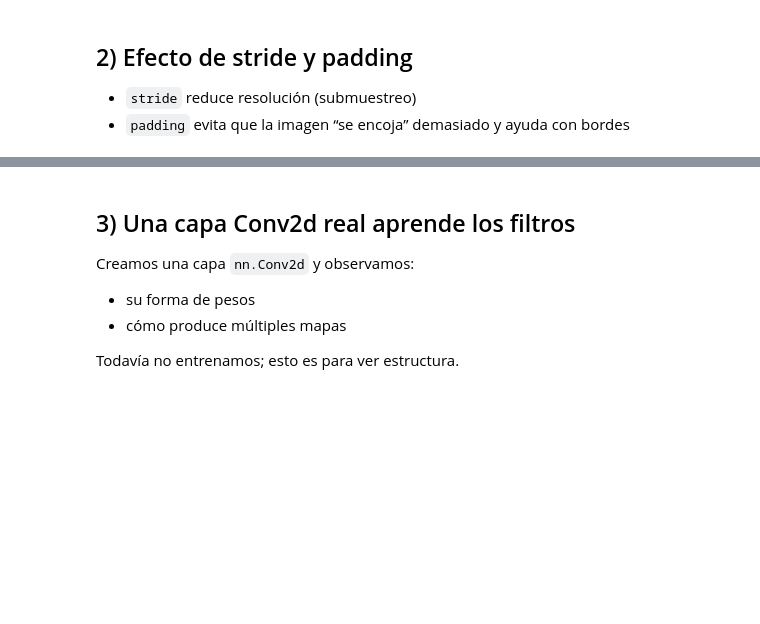
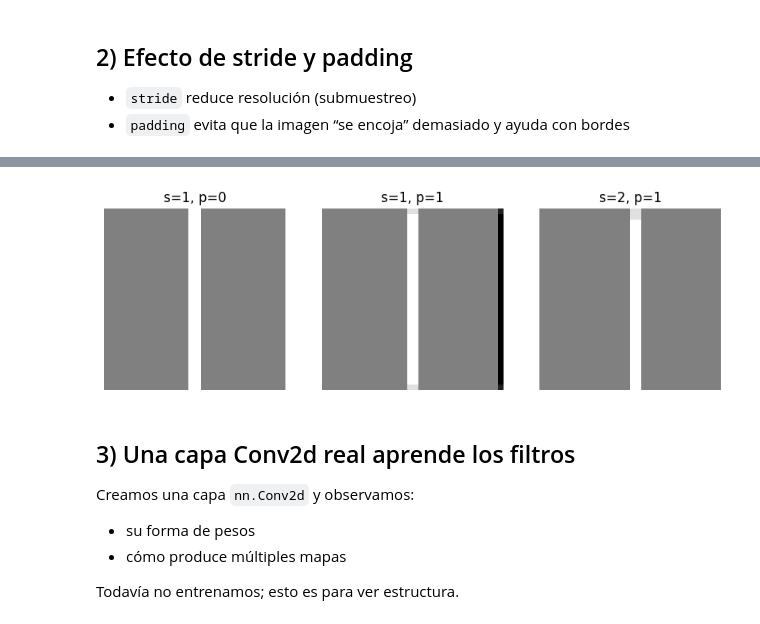
Before and after one commit to Gypsaman/Python-ML, a Jupyter notebook: notebooks/MLPy-sesion11.ipynb, the cells around one changed output, grey strips where cells are left out. Drawn from its saved outputs; the diff is of its cells as text; code cells hidden in the pictures; blank space fills up the shorter version.

```diff
--- a/notebooks/MLPy-sesion11.ipynb
+++ b/notebooks/MLPy-sesion11.ipynb
@@ -84,9 +96,14 @@ print("stride=2, padding=1:", tuple(out_s2_p1.shape))
 # %%
+vmin = min(out_s1_p0.min(), out_s1_p1.min(), out_s2_p1.min()).item()
+vmax = max(out_s1_p0.max(), out_s1_p1.max(), out_s2_p1.max()).item()
+
 fig, axes = plt.subplots(1, 3, figsize=(10, 3))
-axes[0].imshow(out_s1_p0[0,0], cmap="gray"); axes[0].set_title("s=1, p=0"); axes[0].axis("off")
-axes[1].imshow(out_s1_p1[0,0], cmap="gray"); axes[1].set_title("s=1, p=1"); axes[1].axis("off")
-axes[2].imshow(out_s2_p1[0,0], cmap="gray"); axes[2].set_title("s=2, p=1"); axes[2].axis("off")
+axes[0].imshow(out_s1_p0[0,0], cmap="gray", vmin=vmin, vmax=vmax); axes[0].set_title("s=1, p=0"); axes[0].axis("off")
+axes[1].imshow(out_s1_p1[0,0], cmap="gray", vmin=vmin, vmax=vmax); axes[1].set_title("s=1, p=1"); axes[1].axis("off")
+axes[2].imshow(out_s2_p1[0,0], cmap="gray", vmin=vmin, vmax=vmax); axes[2].set_title("s=2, p=1"); axes[2].axis("off")
 plt.show()
+# %% [output]
+[figure, added]
 # %% [markdown]
 ## 3) Una capa Conv2d real aprende los filtros
 
```
Also changed, not shown: parts of 9 cells of this notebook, 4 other files.
